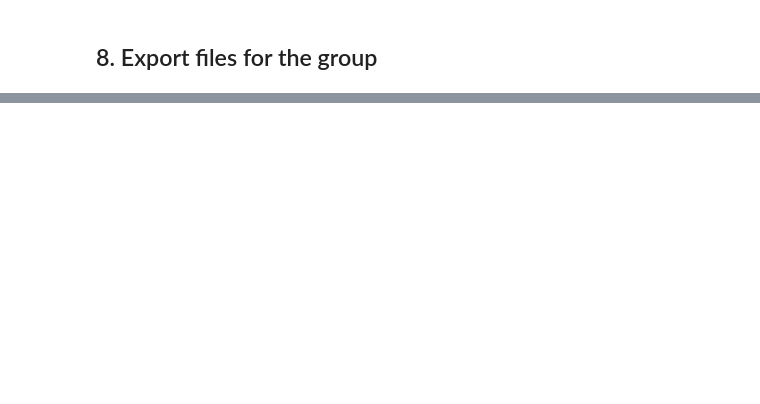
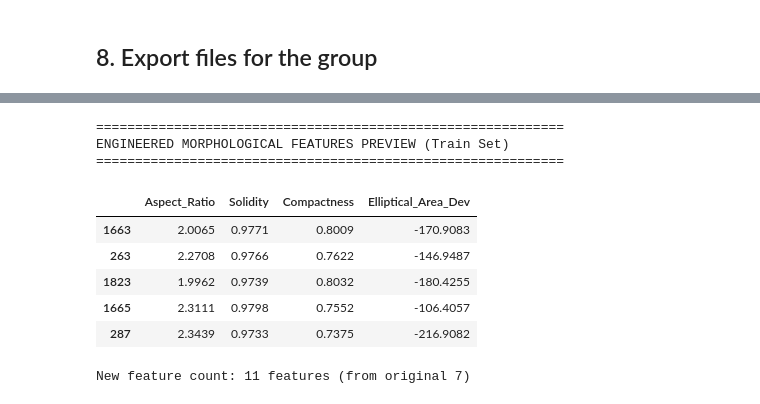
Before and after one commit to Hasanga910/GrainSense, a Jupyter notebook: Notebook.ipynb, the cells around one changed output, grey strips where cells are left out. Drawn from its saved outputs; the diff is of its cells as text; code cells hidden in the pictures; blank space fills up the shorter version.

```diff
--- a/Notebook.ipynb
+++ b/Notebook.ipynb
@@ -786,0 +1084,40 @@ figures/09_class_distribution.png
+# %%
+# --- 10.1: Domain-Specific Feature Construction Function ---
+def construct_domain_features(df_input):
+    df_feat = df_input.copy()
+
+    # 1. Aspect Ratio (Grain Slenderness)
+    df_feat['Aspect_Ratio'] = df_feat['Major_Axis_Length'] / df_feat['Minor_Axis_Length']
+
+    # 2. Solidity (Grain Convex Density)
+    df_feat['Solidity'] = df_feat['Area'] / df_feat['Convex_Area']
+
+    # 3. Compactness (Circularity Quotient)
+    df_feat['Compactness'] = (4 * np.pi * df_feat['Area']) / (df_feat['Perimeter'] ** 2)
+
+    # 4. Elliptical Area Deviation
+    theoretical_ellipse_area = (np.pi / 4.0) * df_feat['Major_Axis_Length'] * df_feat['Minor_Axis_Length']
+    df_feat['Elliptical_Area_Dev'] = df_feat['Area'] - theoretical_ellipse_area
+
+    return df_feat
+
+# Apply domain construction to training and testing sets independently
+X_train_eng = construct_domain_features(X_train_raw)
+X_test_eng = construct_domain_features(X_test_raw)
+
+print("=" * 60)
+print("ENGINEERED MORPHOLOGICAL FEATURES PREVIEW (Train Set)")
+print("=" * 60)
+display(X_train_eng[['Aspect_Ratio', 'Solidity', 'Compactness', 'Elliptical_Area_Dev']].head())
+print(f"New feature count: {X_train_eng.shape[1]} features (from original {X_train_raw.shape[1]})")
+# %% [output]
+============================================================
+ENGINEERED MORPHOLOGICAL FEATURES PREVIEW (Train Set)
+============================================================
+|  | Aspect_Ratio | Solidity | Compactness | Elliptical_Area_Dev |
+| 1663 | 2.0065 | 0.9771 | 0.8009 | -170.9083 |
+| 263 | 2.2708 | 0.9766 | 0.7622 | -146.9487 |
+| 1823 | 1.9962 | 0.9739 | 0.8032 | -180.4255 |
+| 1665 | 2.3111 | 0.9798 | 0.7552 | -106.4057 |
+| 287 | 2.3439 | 0.9733 | 0.7375 | -216.9082 |
+New feature count: 11 features (from original 7)
```
Also changed, not shown: parts of 44 cells of this notebook.
